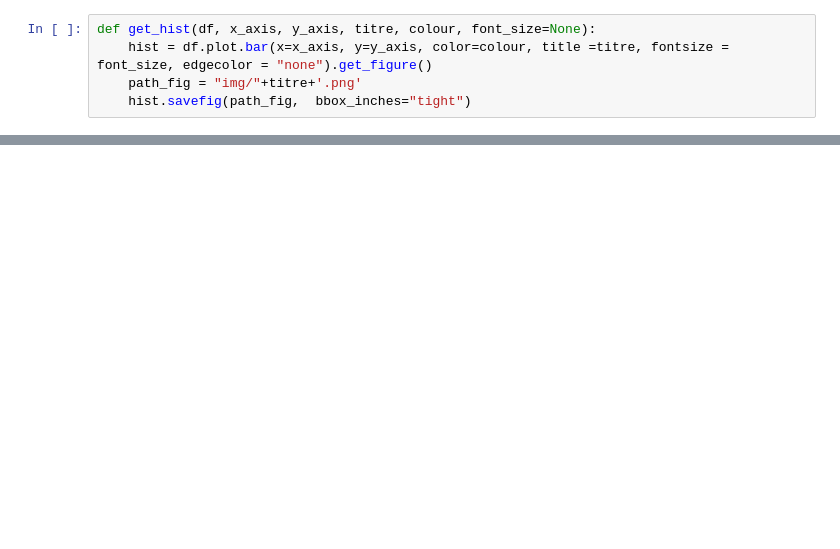
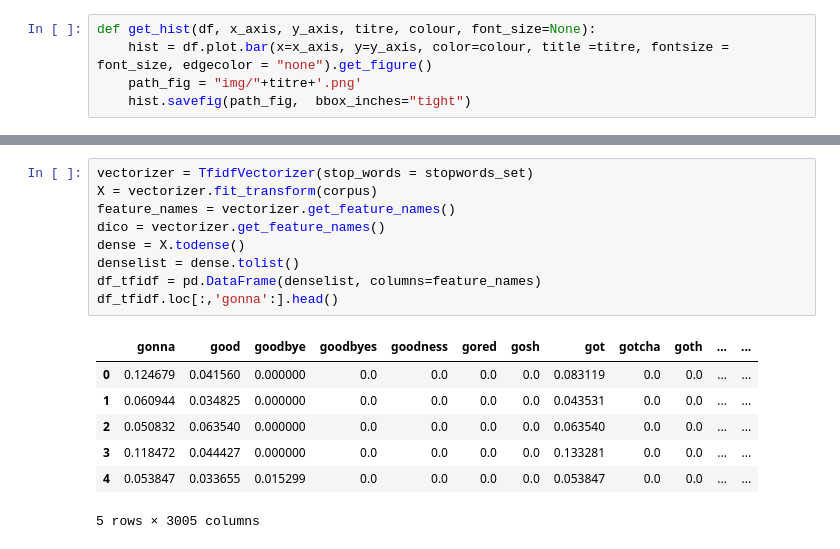
Before and after one commit to constance-scherer/PLDAC_Recommandation_analyse_sous_titres, a Jupyter notebook: test_lecture_saison.ipynb, the cells around one changed output, grey strips where cells are left out. Cells and saved outputs as stored; diff of their text form; blank space fills up the shorter version.

```diff
--- a/test_lecture_saison.ipynb
+++ b/test_lecture_saison.ipynb
@@ -108,0 +108,17 @@ df
+# %%
+vectorizer = TfidfVectorizer(stop_words = stopwords_set)
+X = vectorizer.fit_transform(corpus)
+feature_names = vectorizer.get_feature_names()
+dico = vectorizer.get_feature_names()
+dense = X.todense()
+denselist = dense.tolist()
+df_tfidf = pd.DataFrame(denselist, columns=feature_names)
+df_tfidf.loc[:,'gonna':].head()
+# %% [output]
+|  | gonna | good | goodbye | goodbyes | goodness | gored | gosh | got | gotcha | goth | ... | ... |
+| 0 | 0.124679 | 0.041560 | 0.000000 | 0.0 | 0.0 | 0.0 | 0.0 | 0.083119 | 0.0 | 0.0 | ... | ... |
+| 1 | 0.060944 | 0.034825 | 0.000000 | 0.0 | 0.0 | 0.0 | 0.0 | 0.043531 | 0.0 | 0.0 | ... | ... |
+| 2 | 0.050832 | 0.063540 | 0.000000 | 0.0 | 0.0 | 0.0 | 0.0 | 0.063540 | 0.0 | 0.0 | ... | ... |
+| 3 | 0.118472 | 0.044427 | 0.000000 | 0.0 | 0.0 | 0.0 | 0.0 | 0.133281 | 0.0 | 0.0 | ... | ... |
+| 4 | 0.053847 | 0.033655 | 0.015299 | 0.0 | 0.0 | 0.0 | 0.0 | 0.053847 | 0.0 | 0.0 | ... | ... |
+5 rows × 3005 columns
```
Also changed, not shown: parts of 8 cells of this notebook, 26 other files.
